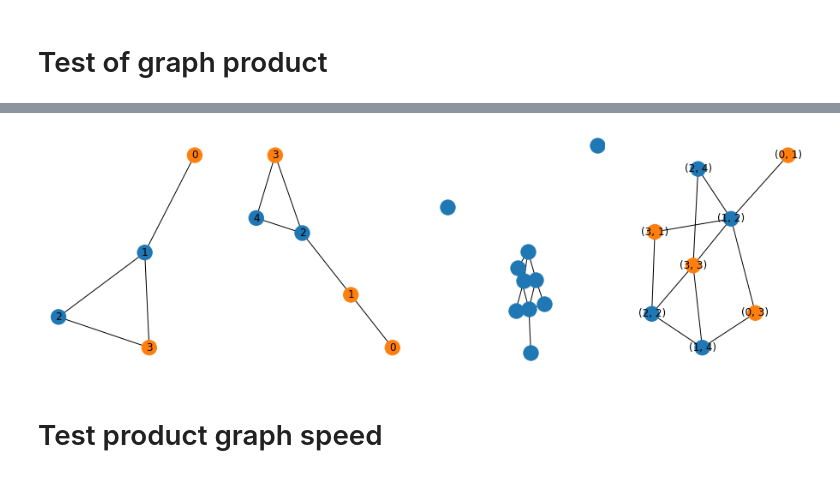
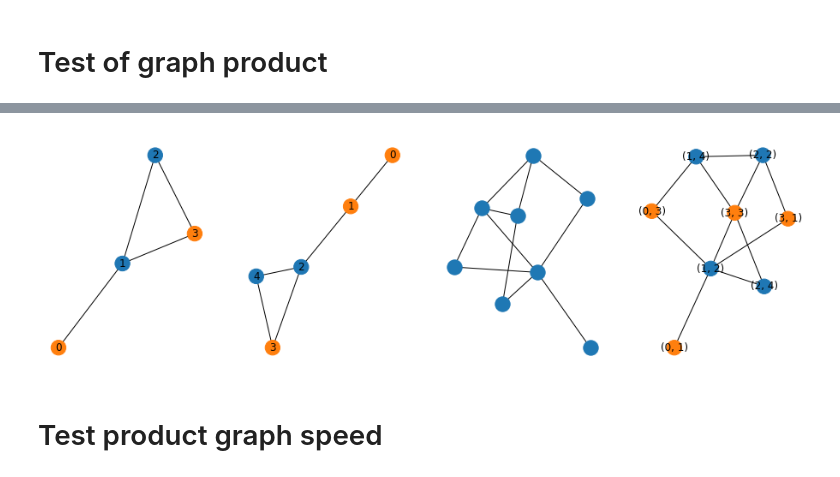
Before and after one commit to G-Horent/Kaggle_Kernelv2, a Jupyter notebook: test_functions.ipynb, the cells around one changed output, grey strips where cells are left out. Saved outputs shown, nothing was run; the diff lists cells and outputs as text; code cells hidden in the pictures.

Commit message:
Test RWKernel

```diff
--- a/test_functions.ipynb
+++ b/test_functions.ipynb
@@ -22,20 +26,25 @@ nx.draw(gp, node_size = 100)
 # %%
 ga = nx.Graph([(0, 1), (1, 2), (1, 3), (2, 3)])
 for v, l in zip(range(4), [0, 1, 1, 0]) : ga.nodes[v]["labels"] = [l]
 gb = nx.Graph([(0, 1), (1, 2), (2, 3), (3, 4), (4, 2)])
 for v, l in zip(range(5), [0, 0, 1, 0, 1]) : gb.nodes[v]["labels"] = [l]
 
 plt.figure(figsize=(20, 5))
 plt.subplot(1, 5, 1)
 plot_graph(ga)
 plt.subplot(1, 5, 2)
 plot_graph(gb)
 plt.subplot(1, 5, 3)
-nx.draw(test_product_graph(ga, gb))
+gp = product_graph(ga, gb)
+initial_nodes = dict(gp.nodes)
+for v in initial_nodes:
+    if len(gp.edges(v))==0:
+        gp.remove_node(v)
+nx.draw(gp)
 plt.subplot(1, 5, 4)
 plot_graph(graph_product(ga, gb, with_lonely_nodes=False))
 # %% [output]
-[figure, old version]
+[figure, new version]
 # %% [markdown]
 # Test product graph speed
 # %%
```
Also changed, not shown: parts of 21 cells of this notebook, 2 other files.
